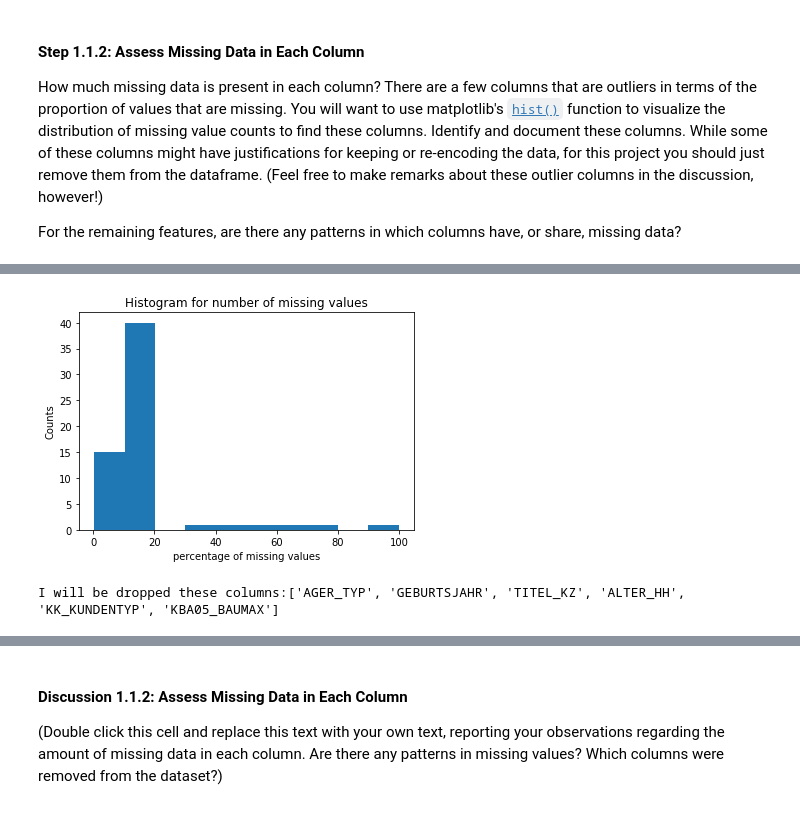
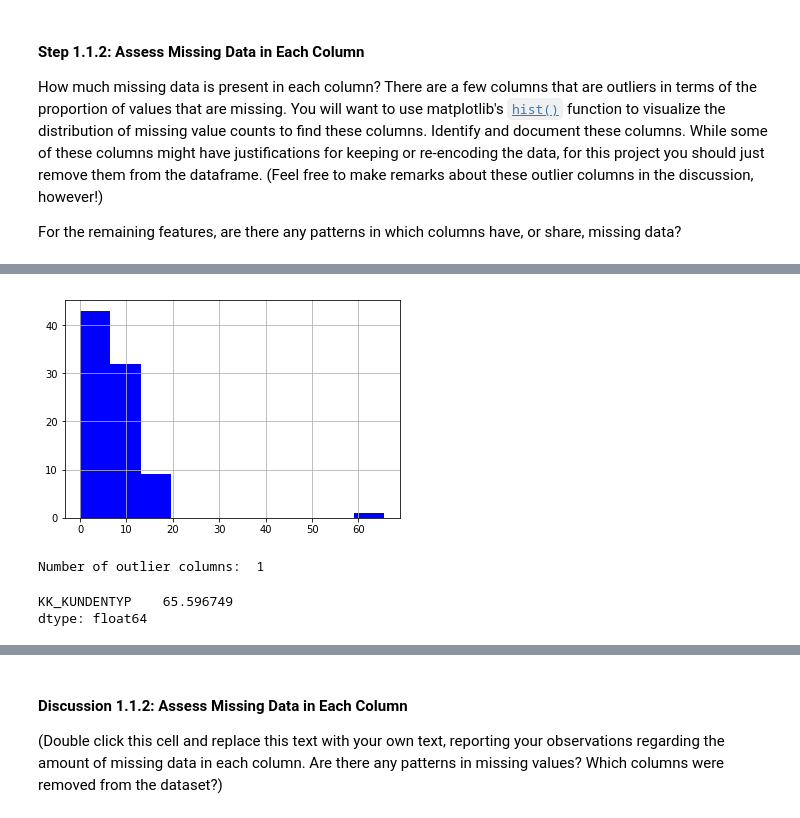
Before and after one commit to aalsudairi/Identify_Customer_Segments, a Jupyter notebook: Identify_Customer_Segments.ipynb, the cells around one changed output, grey strips where cells are left out. Saved outputs shown, nothing was run; the diff lists cells and outputs as text; code cells hidden in the pictures.

```diff
--- a/Identify_Customer_Segments.ipynb
+++ b/Identify_Customer_Segments.ipynb
@@ -138,9 +105,0 @@ missing_values
-# %%
-for attribute,missing_values_list in zip(feat_info["attribute"],missing_values):
-    if missing_values_list[0] != "":
-        for missing_value in missing_values_list:
-
-            if missing_value.isnumeric() or missing_value.strip('-').isnumeric():
-                missing_value = int(missing_value)
-
-            azdias.loc[azdias[attribute] == missing_value, attribute] = np.nan
@@ -167,4 +136,5 @@ For the remaining features, are there any patterns in which columns have, or sha
 # %%
 # Perform an assessment of how much missing data there is in each column of the
 # dataset.
-percent_missing = azdias.isnull().sum()
+missing_column = azdias.isnull().sum()
+missing_column
@@ -192,10 +158,0 @@ Length: 61, dtype: float64
-# %%
-plt.hist(percent_missing)
-
-
-plt.xlabel('percentage of missing values')
-plt.ylabel('Counts')
-plt.title('Histogram for number of missing values')
-plt.show()
-# %% [output]
-[figure, removed]
@@ -204,7 +159,19 @@ percent_missing_20 = percent_missing[percent_missing>20]
+# %%
+# Investigate patterns in the amount of missing data in each column.
+percent_of_missing_column = (missing_column/azdias.shape[0]) * 100
+
+percent_of_missing_column.hist(facecolor='B');
+# %% [output]
+[figure, added]
 # %%
 # Remove the outlier columns from the dataset. (You'll perform other data
 # engineering tasks such as re-encoding and imputation later.)
-outliers_columns  = percent_missing_20.index.tolist()
-print('I will be dropped these columns:{}'.format(outliers_columns ))
+
+outliers = percent_of_missing_column[percent_of_missing_column > 20]
+all_columns = azdias.columns
+print('Number of outlier columns: ', len(outliers))
+outliers
 # %% [output]
-I will be dropped these columns:['AGER_TYP', 'GEBURTSJAHR', 'TITEL_KZ', 'ALTER_HH', 'KK_KUNDENTYP', 'KBA05_BAUMAX']
+Number of outlier columns:  1
+KK_KUNDENTYP    65.596749
+dtype: float64
```
Also changed, not shown: parts of 91 cells of this notebook.
